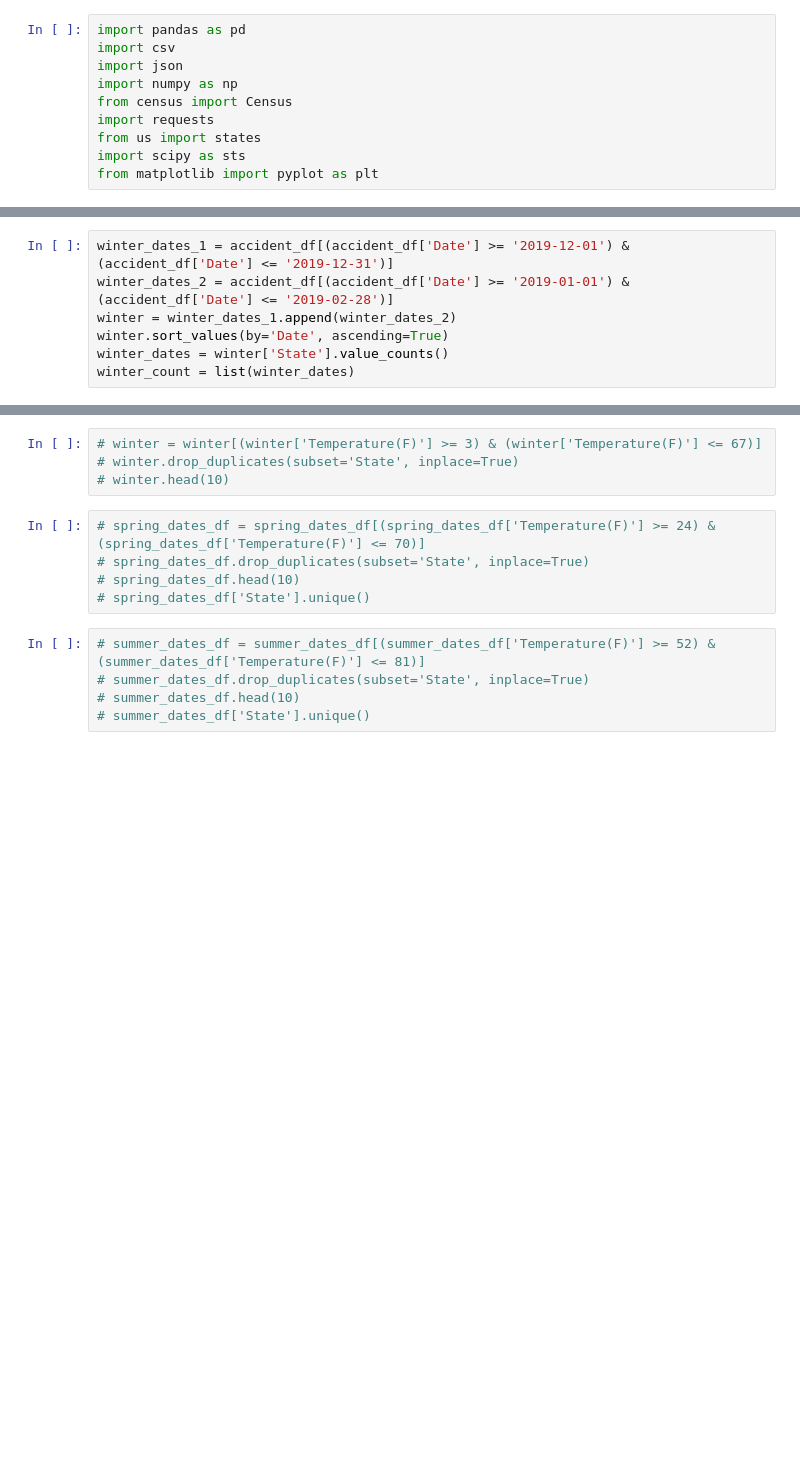
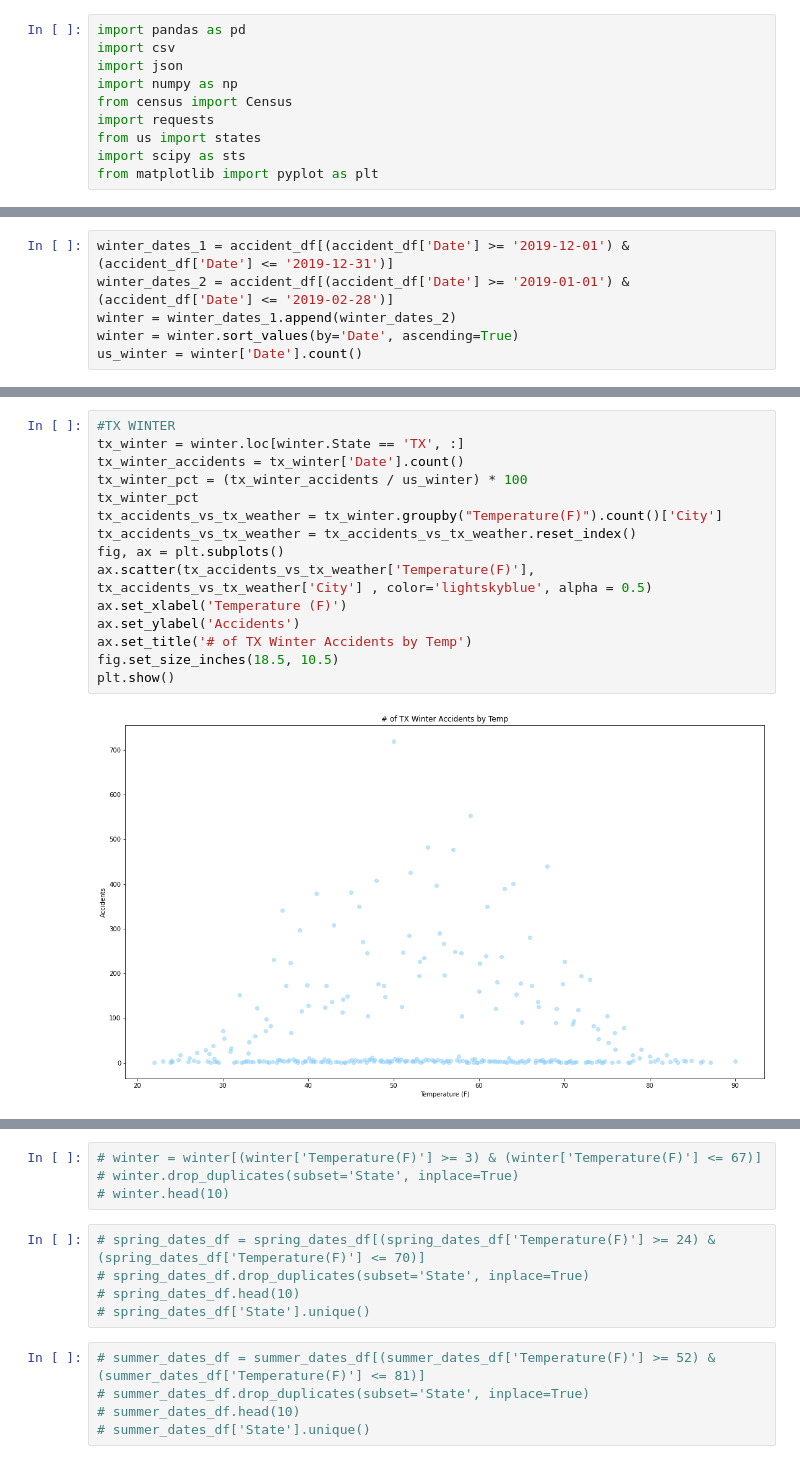
Before and after one commit to gamem001/us_accident_trends, a Jupyter notebook: andrews_new.ipynb, the cells around one changed output, grey strips where cells are left out. Drawn from its saved outputs; the diff is of its cells as text; blank space fills up the shorter version.

```diff
--- a/andrews_new.ipynb
+++ b/andrews_new.ipynb
@@ -96,6 +25,5 @@ Name: State, dtype: int64
 winter_dates_1 = accident_df[(accident_df['Date'] >= '2019-12-01') & (accident_df['Date'] <= '2019-12-31')]
 winter_dates_2 = accident_df[(accident_df['Date'] >= '2019-01-01') & (accident_df['Date'] <= '2019-02-28')]
 winter = winter_dates_1.append(winter_dates_2)
-winter.sort_values(by='Date', ascending=True)
-winter_dates = winter['State'].value_counts()
-winter_count = list(winter_dates)
+winter = winter.sort_values(by='Date', ascending=True)
+us_winter = winter['Date'].count()
@@ -101,0 +98,17 @@ winter_count = list(winter_dates)
+# %%
+#TX WINTER
+tx_winter = winter.loc[winter.State == 'TX', :]
+tx_winter_accidents = tx_winter['Date'].count()
+tx_winter_pct = (tx_winter_accidents / us_winter) * 100
+tx_winter_pct
+tx_accidents_vs_tx_weather = tx_winter.groupby("Temperature(F)").count()['City']
+tx_accidents_vs_tx_weather = tx_accidents_vs_tx_weather.reset_index()
+fig, ax = plt.subplots()
+ax.scatter(tx_accidents_vs_tx_weather['Temperature(F)'], tx_accidents_vs_tx_weather['City'] , color='lightskyblue', alpha = 0.5)
+ax.set_xlabel('Temperature (F)')
+ax.set_ylabel('Accidents')
+ax.set_title('# of TX Winter Accidents by Temp')
+fig.set_size_inches(18.5, 10.5)
+plt.show()
+# %% [output]
+[figure, added]
```
Also changed, not shown: parts of 23 cells of this notebook, 2 other files.
